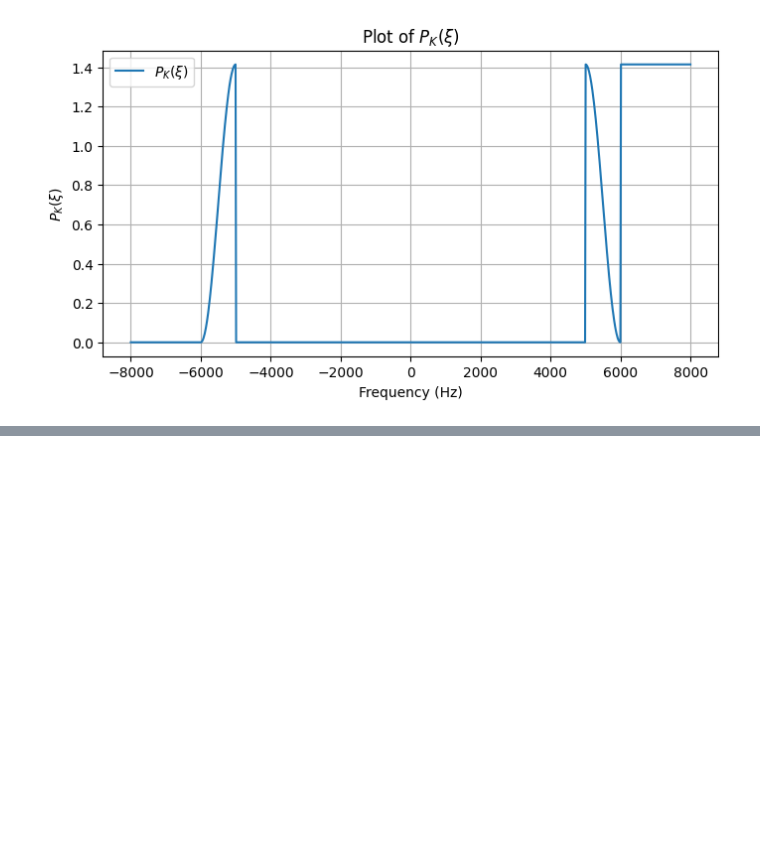
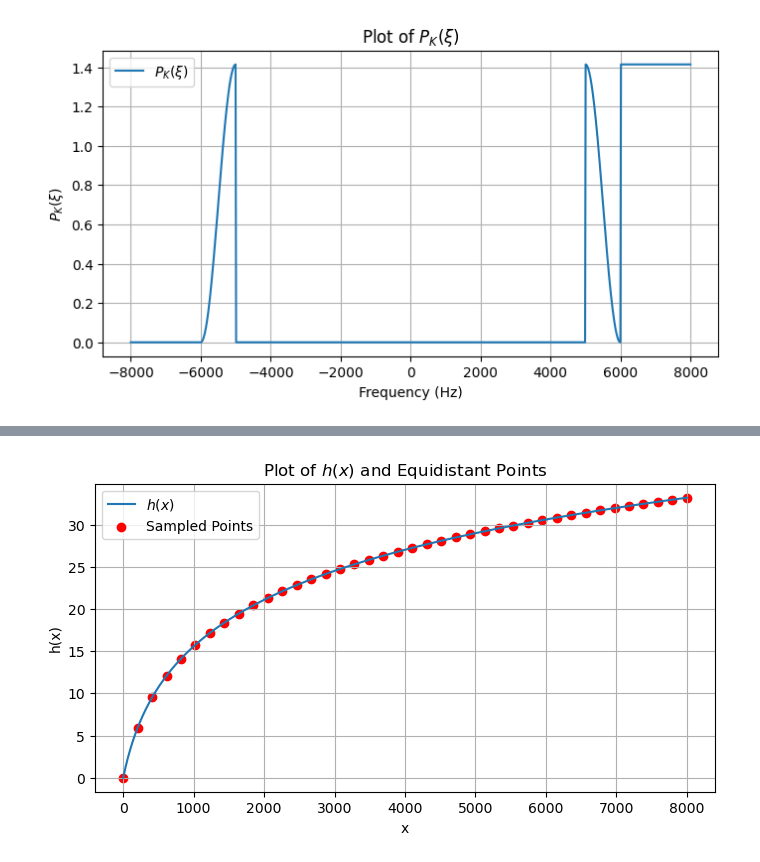
Before and after one commit to danedane-haider/HybrA-Filterbanks, a Jupyter notebook: high_pass.ipynb, the cells around one changed output, grey strips where cells are left out. Saved outputs shown, nothing was run; the diff lists cells and outputs as text; code cells hidden in the pictures; blank space fills up the shorter version.

```diff
--- a/high_pass.ipynb
+++ b/high_pass.ipynb
@@ -124,0 +137,71 @@ plt.show()
+# %%
+import torch
+
+def h(x):
+    """ h(x) = min(f(x), g(x)) """
+    f = 1/20 * x
+    g = 9.2645 * torch.log(1 + x * 0.00437)
+    return torch.minimum(f, g)
+
+def h_prime(x):
+    """ Derivative of h(x) based on piecewise definition """
+    f_prime = 0.5
+    g_prime = 9.2645 * (0.00437 / (1 + 0.00437 * x))
+
+    intersection_x = 1.678  # Precomputed intersection point
+    deriv = torch.where(x <= intersection_x, g_prime, f_prime)
+    return deriv
+
+def arc_length_integral(x):
+    """ Compute arc-length s(x) = ∫ sqrt(1 + (h'(t))²) dt """
+    t = torch.linspace(0, x, 1000)  # High-resolution integration
+    dt = t[1] - t[0]
+    integrand = torch.sqrt(1 + h_prime(t) ** 2)
+    return torch.trapz(integrand, dx=dt)  # Numerical integration
+
+def compute_equidistant_points(M):
+    """ Compute M equally spaced points along h(x) """
+    x_vals = torch.linspace(0, 8000, 10000)  # High-resolution x values
+    arc_lengths = torch.tensor([arc_length_integral(x) for x in x_vals])  # Compute arc lengths
+    total_length = arc_lengths[-1]  # Total arc length
+
+    target_lengths = torch.linspace(0, total_length, M)  # M equally spaced arc lengths
+    sampled_x = torch.zeros(M)
+
+    # Find x values corresponding to each target arc length
+    for i, s_target in enumerate(target_lengths):
+        idx = torch.argmin(torch.abs(arc_lengths - s_target))
+        sampled_x[i] = x_vals[idx]
+
+    return sampled_x, h(sampled_x)
+
+import torch
+
+
+
+
+# Example usage:
+M = 40  # Number of points
+x_samples, y_samples = compute_equidistant_points(M)
+# Plot the function and sampled points
+x = torch.linspace(0, 8000, 1000)
+y = h(x)
+y_f = 1/50 * x
+y_g = 9.2645 * torch.log(1 + x * 0.00437)
+
+plt.figure(figsize=(8, 4))
+#plt.plot(x, y_f, label='$f(x) = 2x$')
+#plt.plot(x, y_g, label='$g(x) = 9.2645 log(1 + 0.00437x)$')
+plt.plot(x, y, label='$h(x)$')
+
+plt.scatter(x_samples, y_samples, color='red', label='Sampled Points')
+plt.xlabel('x')
+plt.ylabel('h(x)')
+plt.title('Plot of $h(x)$ and Equidistant Points')
+plt.legend()
+plt.grid()
+plt.show()
+
+print(x_samples, y_samples)
+# %% [output]
+[figure, added]
```
Also changed, not shown: parts of 6 cells of this notebook, 2 other files.
